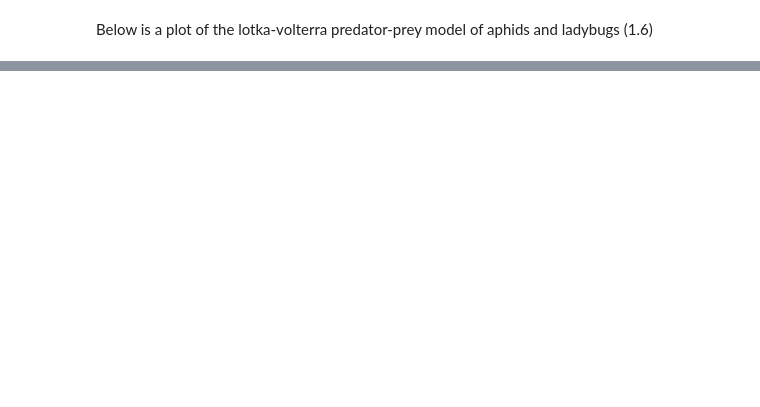
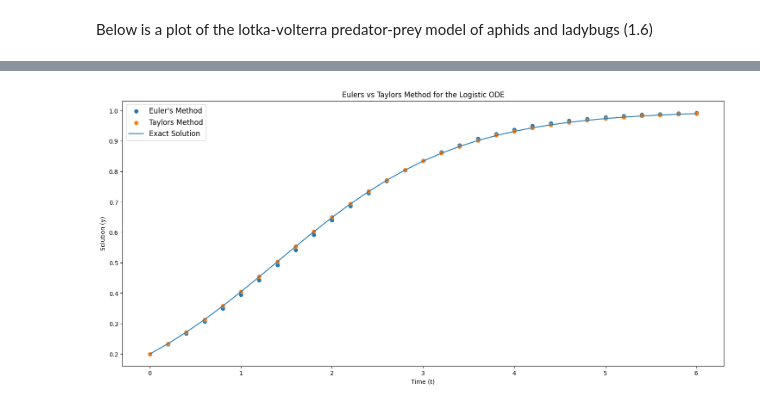
Before and after one commit to sepee/NuODE-Examples, a Jupyter notebook: Numerical ODE Examples.ipynb, the cells around one changed output, grey strips where cells are left out. Drawn from its saved outputs; the diff is of its cells as text; code cells hidden in the pictures; blank space fills up the shorter version.

Commit message:
second order taylor example

```diff
--- a/Numerical ODE Examples.ipynb
+++ b/Numerical ODE Examples.ipynb
@@ -140,0 +176,45 @@ fig.show()
+# %%
+def LogisticODE_TaylorsVersion(y, h):
+    # returns the next y approximation using the formula above
+    return y + h*(y - y**2) + (h**2 / 2)*(1 - 2*y)*(y - y**2)
+
+def LogisticODE_EulersMethod(y, h):
+    # returns the next y approximation using euler
+    return y + h*(y - y**2)
+
+x_0, y_0, h = 0, 0.2, 0.2
+N = 30
+
+x_values = np.arange(0, (h * (N + 1)), h)
+y_euler = [y_0 if i == 0 else 0 for i in range (N + 1)]
+y_taylor = [y_0 if i == 0 else 0 for i in range (N + 1)]
+for i in range(N):
+    # does not depend on "x" (i.e t)
+    cur_euler_y = y_euler[i]
+    next_euler_y = LogisticODE_EulersMethod(cur_euler_y, h)
+
+    cur_taylor_y = y_taylor[i]
+    next_taylor_y = LogisticODE_TaylorsVersion(cur_taylor_y, h)
+
+    y_euler[i + 1] = next_euler_y
+    y_taylor[i + 1] = next_taylor_y
+
+fig, ax = plt.subplots(1, 1, figsize = (18, 8))
+ax.scatter(x_values, y_euler, label = "Euler's Method")
+ax.scatter(x_values, y_taylor, label = "Taylors Method")
+ax.set_xlabel("Time (t)")
+ax.set_ylabel("Solution (y)")
+ax.set_title("Eulers vs Taylors Method for the Logistic ODE")
+
+# can we solve the exact solution too?
+def logistic_ode(y, t):
+    return y*(1 - y)
+
+# scipy.integrate.odeint(func(y, t), y0, t)
+exact_sol = sci.integrate.odeint(logistic_ode, y_0, x_values)
+ax.plot(x_values, exact_sol, markersize = '1', label = "Exact Solution")
+ax.legend = plt.legend(loc = "best", fontsize = "large")
+
+plt.show()
+# %% [output]
+[figure, added]
```
Also changed, not shown: parts of 6 cells of this notebook.
